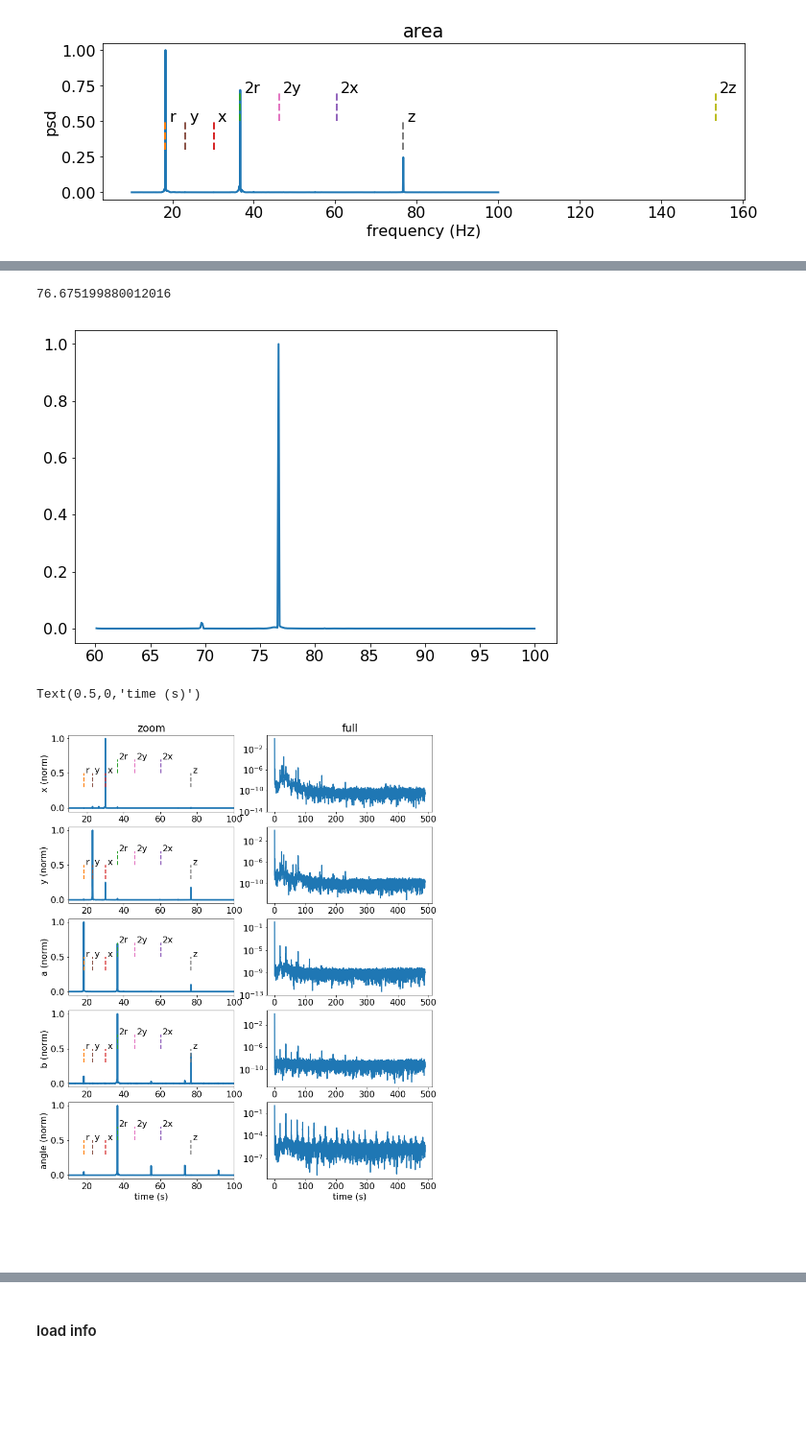
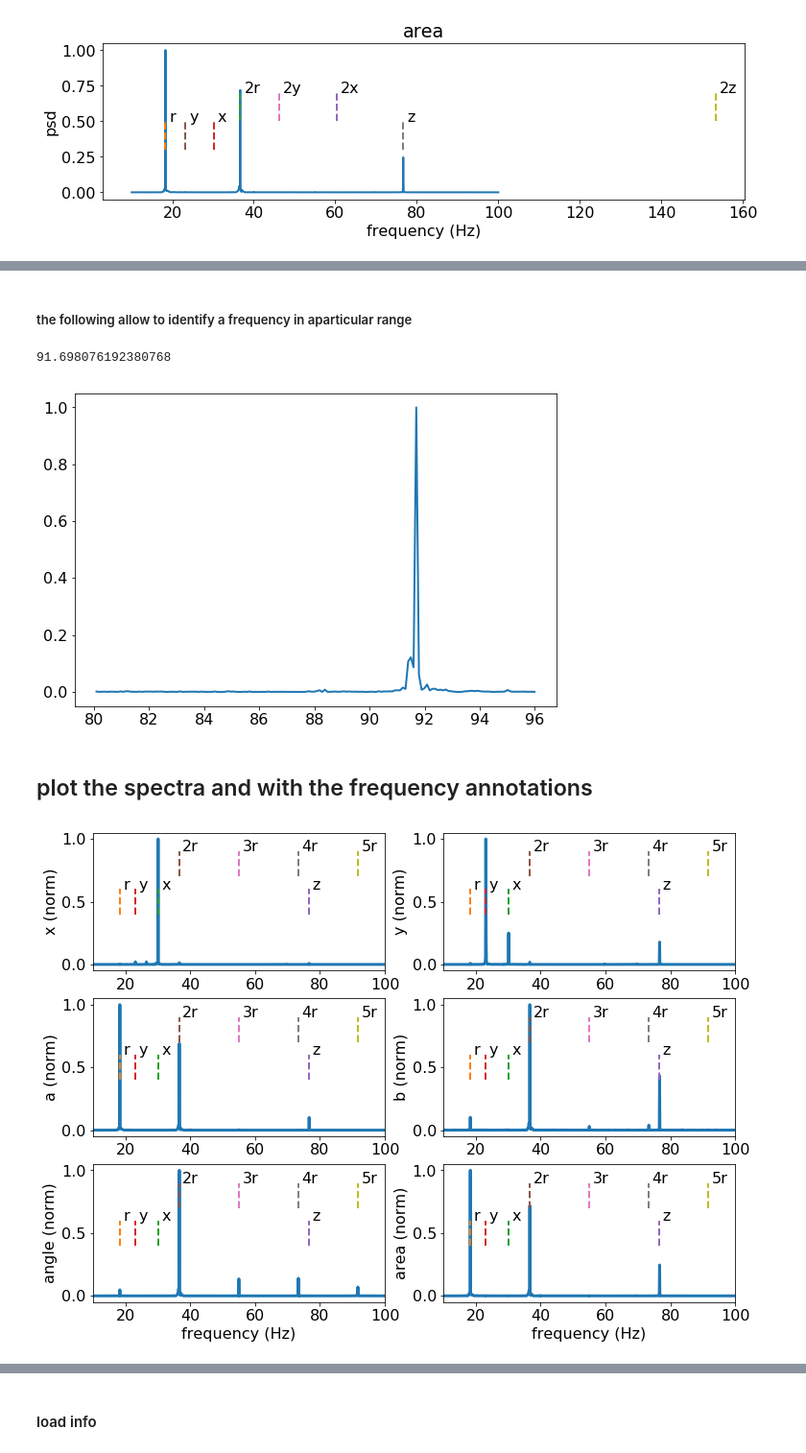
Before and after one commit to JanGieseler/track_sphere, a Jupyter notebook: notebooks/analyze_single_video_master.ipynb, the cells around one changed output, grey strips where cells are left out. Shown at 96% size. Saved outputs shown, nothing was run; the diff lists cells and outputs as text; code cells hidden in the pictures; blank space fills up the shorter version.

```diff
--- a/notebooks/analyze_single_video_master.ipynb
+++ b/notebooks/analyze_single_video_master.ipynb
@@ -242,6 +246,9 @@ frames = np.arange(min_frame, max_frame)
 f, axes = plt.subplots(len(features), 2, sharey=False, sharex=False,figsize = (12,3*len(features)))
 t = dt * frames
 t2 = dt * np.arange(len(data))
+
+if len(np.shape(axes))==1:
+    axes = [axes]
 for i, (feature, (ax1, ax2)) in enumerate(zip(features, axes)):
     for x in ['x', 'y']:
         f, p = ts.power_spectral_density(data[feature + ' ' + x], time_step, frequency_range = None)
@@ -323,10 +352,17 @@ Text(0.5,0,'frequency (Hz)')
 annotation_dict = modes
 # annotation_dict['2x a'] = 2*modes['a']
 annotation_dict = {
-    'r': 18.339615238476156,
+    'r': [18.339615238476156, 0.6],
 #     'angle': 36.679230476952313,
 #     'b': 36.679230476952313,
-    'x': 30.143303769623042,
-    'y': 23.119621337866217,
-    'z': 76.675199880012016
+    'x':  [30.143303769623042, 0.6],
+    'y':  [23.119621337866217, 0.6],
+    'z':  [76.675199880012016, 0.6],
+#     'm2': [73.358460953904626, 0.3],
+#     'm1': [55.018845715428462, 0.3],
+#     'm3': [91.698076192380768, 0.3],
+#     '2r': [2*18.339615238476156, 0.9]
+
 }
+
+annotation_dict.update({'{:d}r'.format(i): (i*annotation_dict['r'][0], annotation_dict['r'][1]+0.3) for i in range(2,6)})
@@ -337,7 +380,9 @@ c
+# %% [markdown]
+##### the following allow to identify a frequency in aparticular range
 # %%
-f, p = ts.power_spectral_density(data[feature + ' ' + 'y'], time_step, frequency_range = (60, max_freq))
+f, p = ts.power_spectral_density(data[feature + ' ' + 'angle'], time_step, frequency_range = (80, 96))
 plt.plot(f, p/max(p))
 f[np.argmax(p)]
 # %% [output]
-76.675199880012016
+91.698076192380768
-[figure, old version]
+[figure, new version]
@@ -348,32 +389,42 @@ feature = 'ellipse'
+# %% [markdown]
+## plot the spectra and with the frequency annotations
 # %%
+min_freq, max_freq = 10,100
+coordinates = [['x', 'y'], ['a', 'b'], ['angle', 'area']]
+feature = 'ellipse'
+
 dt = 1./info['info']['FrameRate']
 frames = np.arange(min_frame, max_frame)
-f, axes = plt.subplots(len(coordinates), 2, sharey=False, sharex=False,figsize = (12,3*len(coordinates)))
+axes_shape = np.shape(coordinates)
+f, axes = plt.subplots(axes_shape[0], axes_shape[1], sharey=False, sharex=False,figsize = (12,3*axes_shape[0]))
 t = dt * frames
 t2 = dt * np.arange(len(data))
 
 modes = {}
-for i, (c, (ax1, ax2)) in enumerate(zip(coordinates, axes)):
-    f, p = ts.power_spectral_density(data[feature + ' ' + c], time_step, frequency_range = None)
-    ax2.semilogy(f, p/max(p))
-    f, p = ts.power_spectral_density(data[feature + ' ' + c], time_step, frequency_range = (min_freq, max_freq))
-    ax1.plot(f, p/max(p), linewidth=3)
-
-#     if i == 0:
-    annotate_frequencies(ax1, annotation_dict, 0.5, higher_harm=2)
-
-    modes[c] = f[np.argmax(p)]
-
-    ax1.set_ylabel(c + ' (norm)')
-    if i == 0:
-        ax1.set_title('zoom')
-        ax2.set_title('full')
-    ax1.set_xlim((min_freq, max_freq))
+for i, row in enumerate(zip(coordinates, axes)):
+#     print('row', row)
+    c_row, a_row = row
+    for c, ax in zip(c_row, a_row):
+        if c == 'area':
+            d = data[feature + ' a']*data[feature + ' b']*np.pi
+        else:
+            d = data[feature + ' ' + c]
+        f, p = ts.power_spectral_density(d, time_step, frequency_range = (min_freq, max_freq))
+        ax.plot(f, p/max(p), linewidth=3)
 
 
-ax1.set_xlabel('time (s)')
-ax2.set_xlabel('time (s)')
+
+        annotate_frequencies(ax, annotation_dict, higher_harm=1)
+
+        modes[c] = f[np.argmax(p)]
+
+        ax.set_ylabel(c + ' (norm)')
+        ax.set_xlim((min_freq, max_freq))
+
+        if i == len(coordinates)-1:
+            ax.set_xlabel('frequency (Hz)')
+        # ax2.set_xlabel('time (s)')
 # ax2.set_ylabel('amplitude (px)')
+# annotate_frequencies(ax, annotation_dict, 0.5, higher_harm=2)
 # %% [output]
-Text(0.5,0,'time (s)')
-[figure, old version]
+[figure, new version]
```
Also changed, not shown: parts of 19 cells of this notebook, 2 other files.
